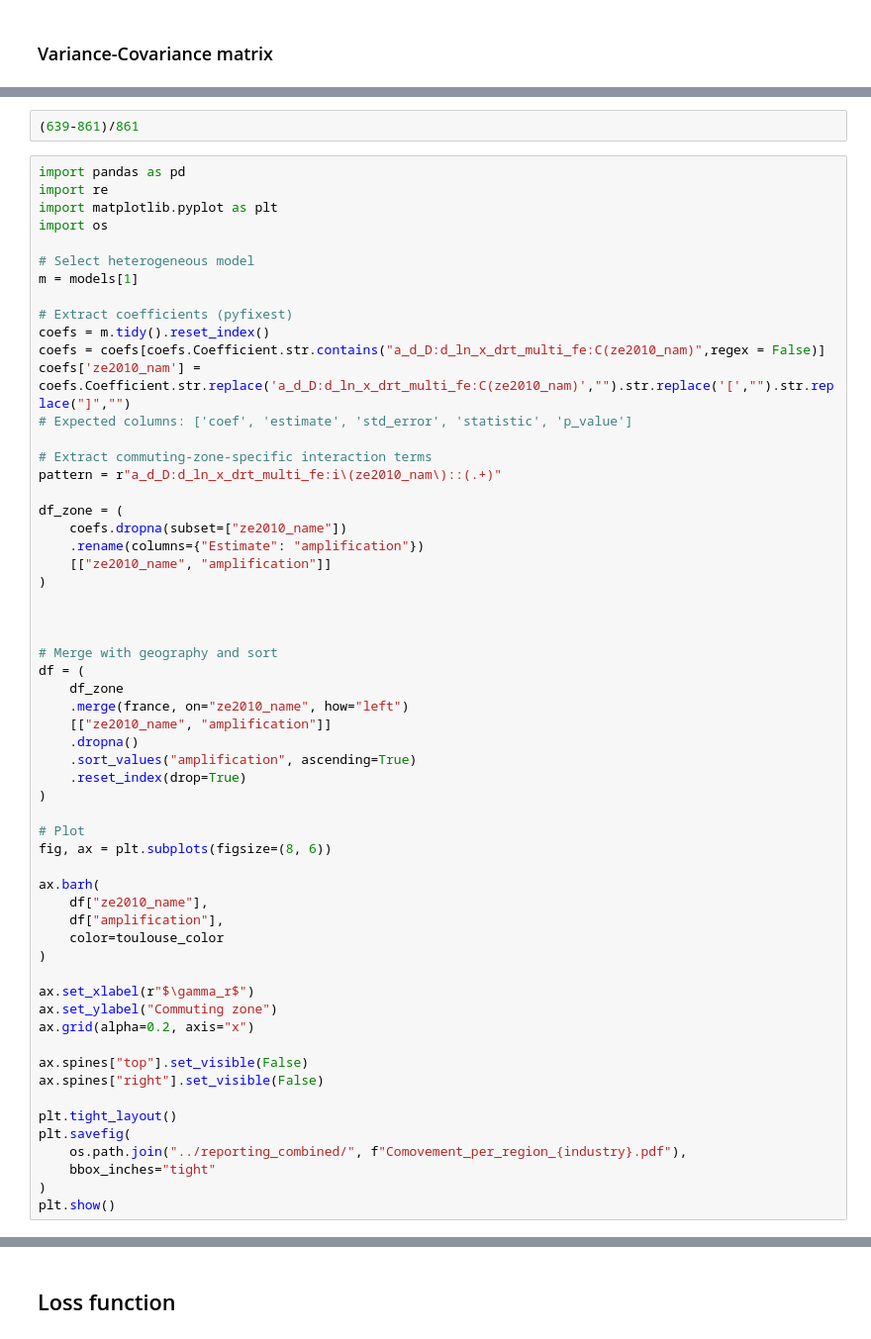
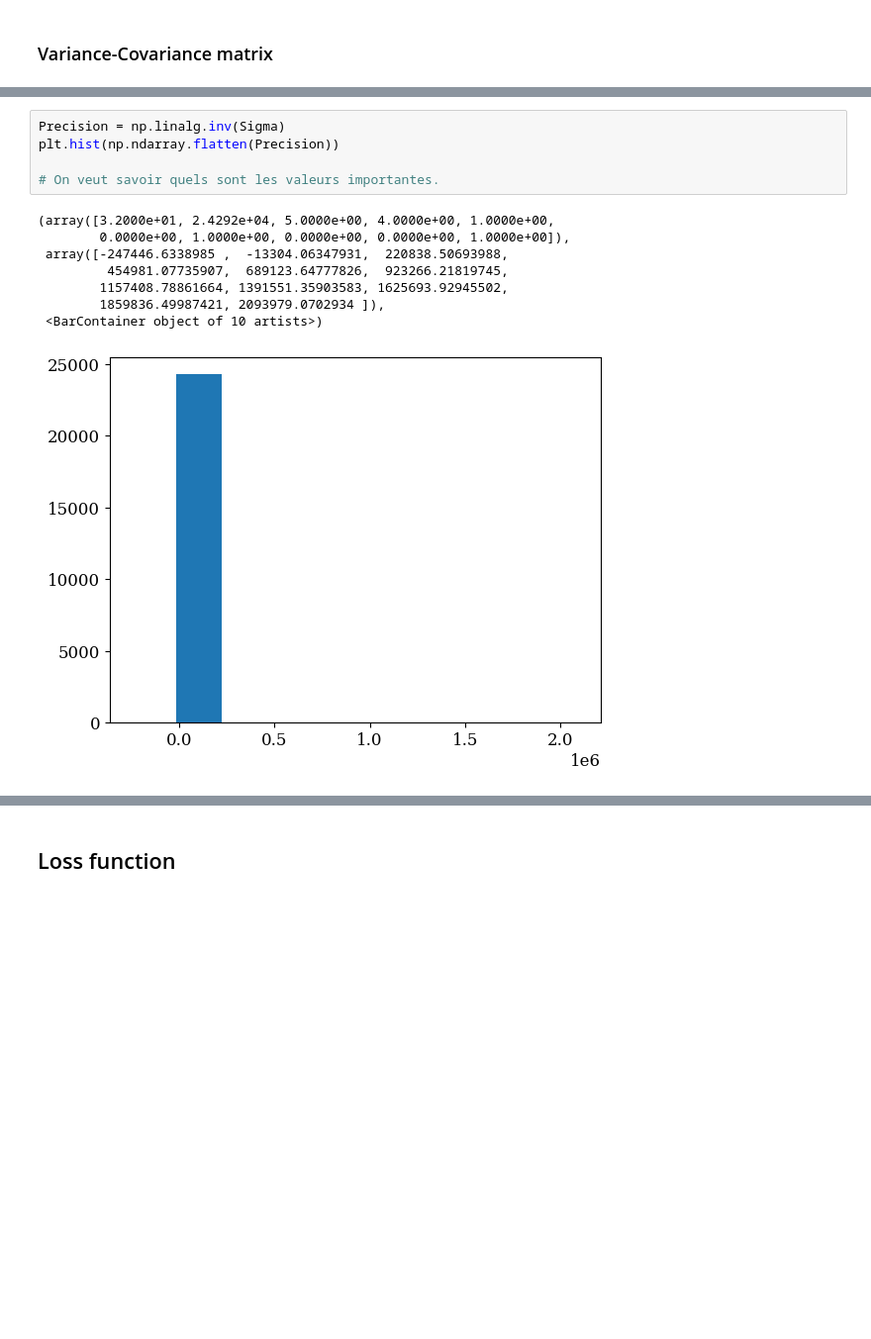
Before and after one commit to SwannChelly/SMM_Spatial_Comovement, a Jupyter notebook: analysis.ipynb, the cells around one changed output, grey strips where cells are left out. Shown at 99% size. Drawn from its saved outputs; the diff is of its cells as text; blank space fills up the shorter version.

```diff
--- a/analysis.ipynb
+++ b/analysis.ipynb
@@ -1674,60 +1669,14 @@ print(f"95% CI: [{ci_lower:.4f}, {ci_upper:.4f}]")
-# %%
-(639-861)/861
-# %%
-import pandas as pd
-import re
-import matplotlib.pyplot as plt
-import os
-
-# Select heterogeneous model
-m = models[1]
-
-# Extract coefficients (pyfixest)
-coefs = m.tidy().reset_index()
-coefs = coefs[coefs.Coefficient.str.contains("a_d_D:d_ln_x_drt_multi_fe:C(ze2010_nam)",regex = False)]
-coefs['ze2010_nam'] = coefs.Coefficient.str.replace('a_d_D:d_ln_x_drt_multi_fe:C(ze2010_nam)',"").str.replace('[',"").str.replace("]","")
-# Expected columns: ['coef', 'estimate', 'std_error', 'statistic', 'p_value']
-
-# Extract commuting-zone-specific interaction terms
-pattern = r"a_d_D:d_ln_x_drt_multi_fe:i\(ze2010_nam\)::(.+)"
-
-df_zone = (
-    coefs.dropna(subset=["ze2010_name"])
-    .rename(columns={"Estimate": "amplification"})
-    [["ze2010_name", "amplification"]]
-)
-
-
-
-# Merge with geography and sort
-df = (
-    df_zone
-    .merge(france, on="ze2010_name", how="left")
-    [["ze2010_name", "amplification"]]
-    .dropna()
-    .sort_values("amplification", ascending=True)
-    .reset_index(drop=True)
-)
-
-# Plot
-fig, ax = plt.subplots(figsize=(8, 6))
-
-ax.barh(
-    df["ze2010_name"],
-    df["amplification"],
-    color=toulouse_color
-)
-
-ax.set_xlabel(r"$\gamma_r$")
-ax.set_ylabel("Commuting zone")
-ax.grid(alpha=0.2, axis="x")
-
-ax.spines["top"].set_visible(False)
-ax.spines["right"].set_visible(False)
-
-plt.tight_layout()
-plt.savefig(
-    os.path.join("../reporting_combined/", f"Comovement_per_region_{industry}.pdf"),
-    bbox_inches="tight"
-)
-plt.show()
+# %%
+Precision = np.linalg.inv(Sigma)
+plt.hist(np.ndarray.flatten(Precision))
+
+# On veut savoir quels sont les valeurs importantes.
+# %% [output]
+(array([3.2000e+01, 2.4292e+04, 5.0000e+00, 4.0000e+00, 1.0000e+00,
+        0.0000e+00, 1.0000e+00, 0.0000e+00, 0.0000e+00, 1.0000e+00]),
+ array([-247446.6338985 ,  -13304.06347931,  220838.50693988,
+         454981.07735907,  689123.64777826,  923266.21819745,
+        1157408.78861664, 1391551.35903583, 1625693.92945502,
+        1859836.49987421, 2093979.0702934 ]),
+ <BarContainer object of 10 artists>)
+[figure, added]
```
Also changed, not shown: parts of 46 cells of this notebook, 6 other files.
